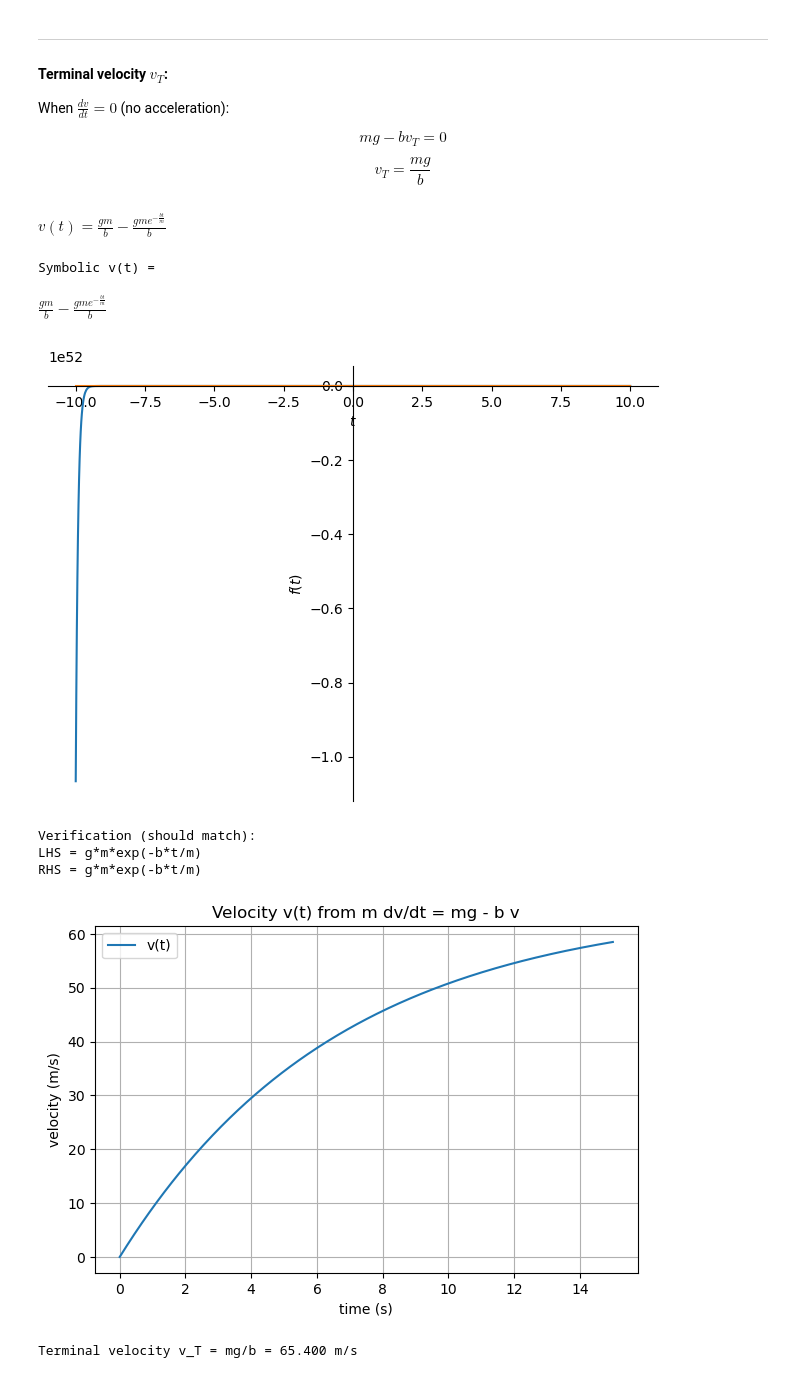
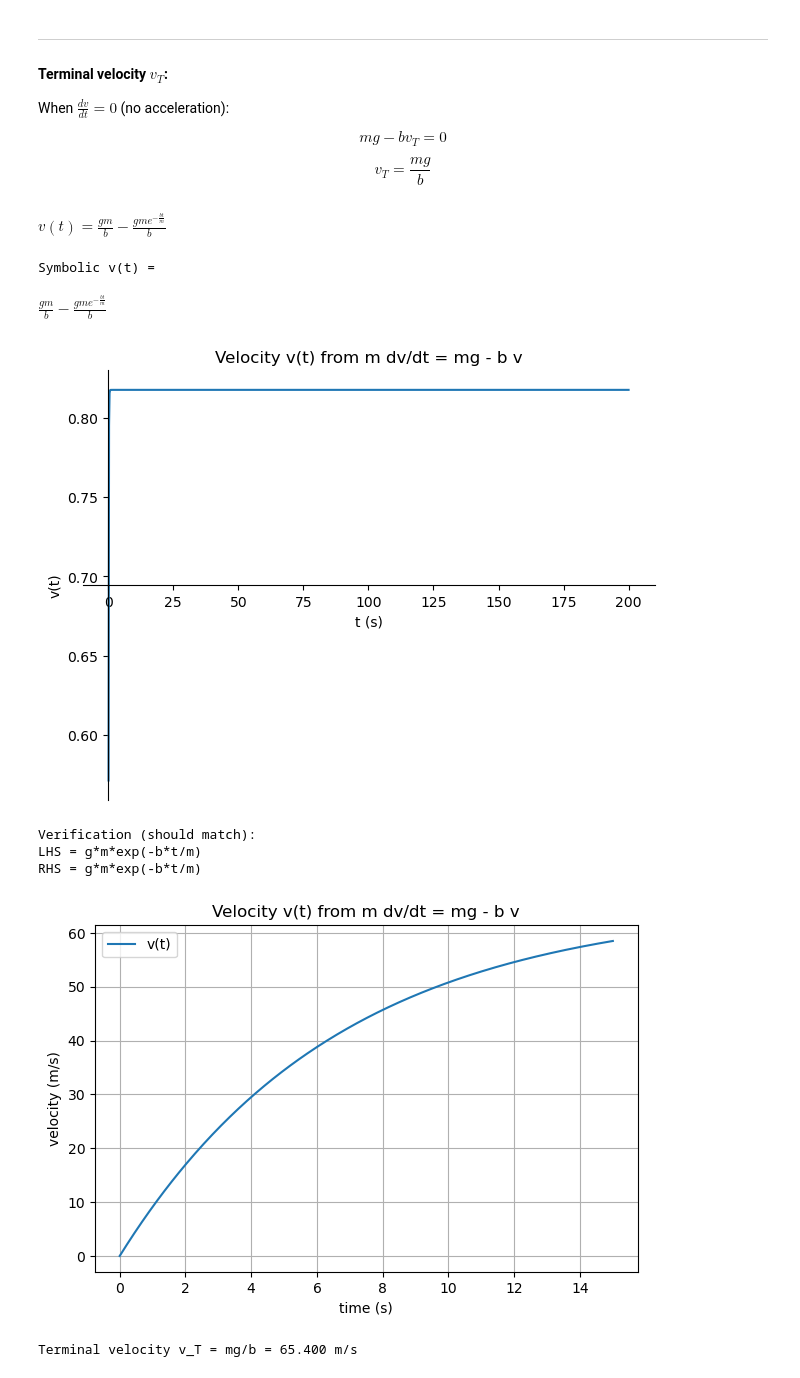
Before and after one commit to gharriso/AstroPython, a Jupyter notebook: CourseraCalculus/calculusPlay.ipynb, the cells around one changed output. Cells and saved outputs as stored; diff of their text form; code cells hidden in the pictures.

```diff
--- a/CourseraCalculus/calculusPlay.ipynb
+++ b/CourseraCalculus/calculusPlay.ipynb
@@ -466,41 +466,41 @@ v_t = simplify(sol.rhs)  # symbolic v(t)
 print("Symbolic v(t) =")
 display(v_t)
 vCurve=v_t.subs({m: 1, g: 9.81, b: 12.0})
-plot(vCurve,t)
+plot(vCurve,(t,0.1,200), title='Velocity v(t) from m dv/dt = mg - b v', ylabel='v(t)', xlabel='t (s)', show=True)
 
 
 # 3) Verify (optional): plug back into the ODE's left & right sides
 lhs = simplify(m * v_t.diff(t))
 rhs = simplify(m*g - b*v_t)
 print("\nVerification (should match):")
 print("LHS =", lhs)
 print("RHS =", rhs)
 
 # 4) Numeric parameters, lambdify, and plot
 params = {m: 80.0, g: 9.81, b: 12.0}  # example values
 v_num = lambdify(t, v_t.subs(params), 'numpy')
 
 T = 15.0
 tt = np.linspace(0, T, 400)
 vv = v_num(tt)
 
 plt.figure(figsize=(7,4.5))
 plt.plot(tt, vv, label='v(t)')
 plt.xlabel('time (s)')
 plt.ylabel('velocity (m/s)')
 plt.title('Velocity v(t) from m dv/dt = mg - b v')
 plt.legend()
 plt.grid(True)
 plt.show()
 
 # Show terminal velocity computed from the closed form (mg/b) for the chosen params
 v_T = float((m*g/b).subs(params))
 print(f"\nTerminal velocity v_T = mg/b = {v_T:.3f} m/s")
 # %% [output]
 $\displaystyle v{\left(t \right)} = \frac{g m}{b} - \frac{g m e^{- \frac{b t}{m}}}{b}$
 Symbolic v(t) =
 $\displaystyle \frac{g m}{b} - \frac{g m e^{- \frac{b t}{m}}}{b}$
-[figure, old version]
+[figure, new version]
 Verification (should match):
 LHS = g*m*exp(-b*t/m)
 RHS = g*m*exp(-b*t/m)
```
Also changed, not shown: 1 other file.
